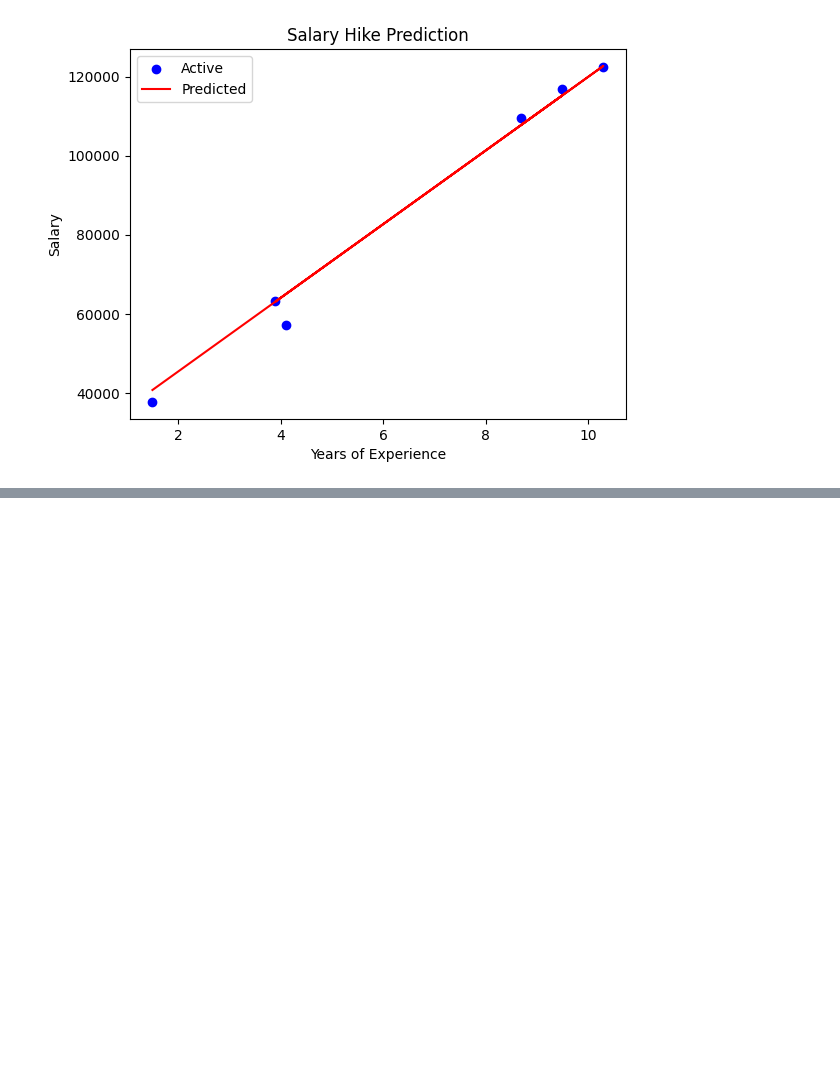
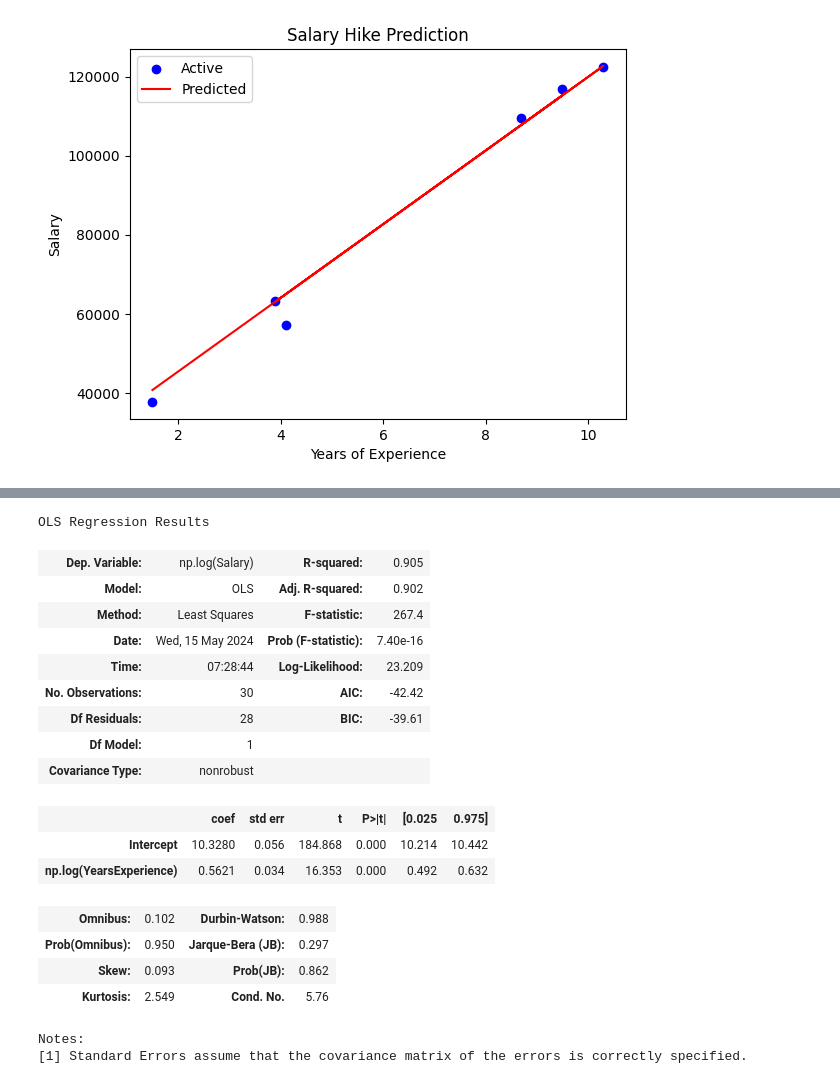
Before and after one commit to sana9524/Data_-Science_Assign, a Jupyter notebook: Linear_Regression(Salary_Data).ipynb, the cells around one changed output, grey strips where cells are left out. Saved outputs shown, nothing was run; the diff lists cells and outputs as text; code cells hidden in the pictures; blank space fills up the shorter version.

```diff
--- a/Linear_Regression(Salary_Data).ipynb
+++ b/Linear_Regression(Salary_Data).ipynb
@@ -274,0 +349,23 @@ plt.show()
+# %%
+model_log=smf.ols('np.log(Salary)~np.log(YearsExperience)',data=data).fit()
+model_log.summary()
+# %% [output]
+OLS Regression Results
+| Dep. Variable: | np.log(Salary) | R-squared: | 0.905 |
+| Model: | OLS | Adj. R-squared: | 0.902 |
+| Method: | Least Squares | F-statistic: | 267.4 |
+| Date: | Wed, 15 May 2024 | Prob (F-statistic): | 7.40e-16 |
+| Time: | 07:28:44 | Log-Likelihood: | 23.209 |
+| No. Observations: | 30 | AIC: | -42.42 |
+| Df Residuals: | 28 | BIC: | -39.61 |
+| Df Model: | 1 |  |  |
+| Covariance Type: | nonrobust |  |  |
+|  | coef | std err | t | P>|t| | [0.025 | 0.975] |
+| Intercept | 10.3280 | 0.056 | 184.868 | 0.000 | 10.214 | 10.442 |
+| np.log(YearsExperience) | 0.5621 | 0.034 | 16.353 | 0.000 | 0.492 | 0.632 |
+| Omnibus: | 0.102 | Durbin-Watson: | 0.988 |
+| Prob(Omnibus): | 0.950 | Jarque-Bera (JB): | 0.297 |
+| Skew: | 0.093 | Prob(JB): | 0.862 |
+| Kurtosis: | 2.549 | Cond. No. | 5.76 |
+Notes:
+[1] Standard Errors assume that the covariance matrix of the errors is correctly specified.
```
Also changed, not shown: parts of 4 cells of this notebook.
